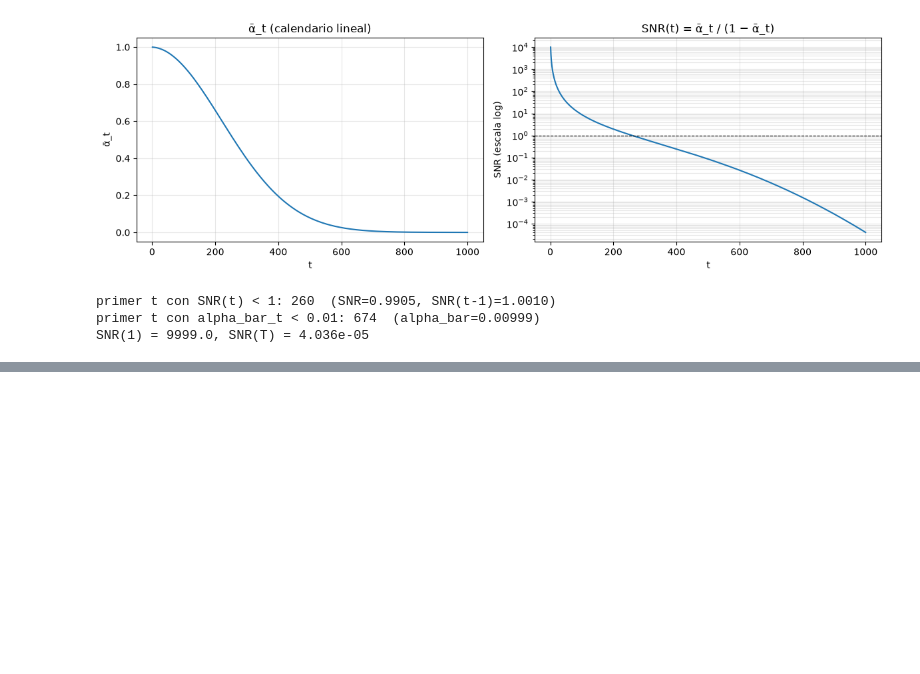
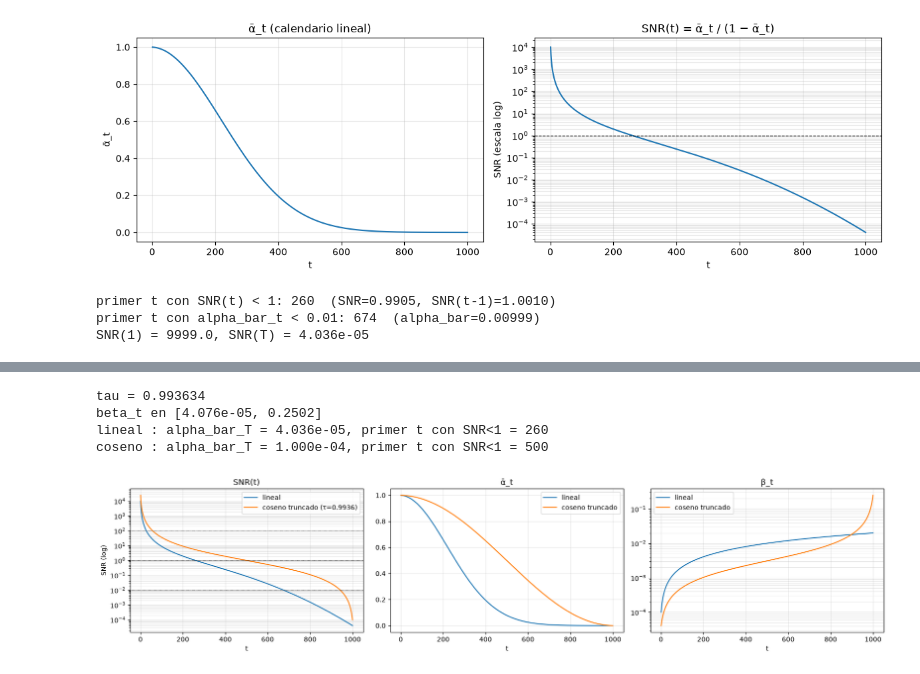
Before and after one commit to Branuvg/lab9_deep, a Jupyter notebook: lab9.ipynb, the cells around one changed output, grey strips where cells are left out. Cells and saved outputs as stored; diff of their text form; code cells hidden in the pictures; blank space fills up the shorter version.

Commit message:
feat(task2.4): calendario coseno truncado

```diff
--- a/lab9.ipynb
+++ b/lab9.ipynb
@@ -601,0 +612,44 @@ SNR(1) = 9999.0, SNR(T) = 4.036e-05
+# %%
+s_cos, target_abT = 0.008, 1e-4
+
+def cosine_trunc_alpha_bar(tau, T=T, s=s_cos):
+    t = torch.arange(0, T + 1, dtype=torch.float64)
+    f = torch.cos(tau * (t / T + s) / (1 + s) * math.pi / 2) ** 2
+    return f[1:] / f[0]                              # alpha_bar_t para t = 1..T
+
+lo, hi = 0.9, 1.0                                    # bisección sobre tau para alpha_bar_T = 1e-4
+for _ in range(100):
+    mid = (lo + hi) / 2
+    if cosine_trunc_alpha_bar(mid)[-1] > target_abT: lo = mid
+    else: hi = mid
+tau = (lo + hi) / 2
+alpha_bar_c = cosine_trunc_alpha_bar(tau)
+alpha_bar_c_prev = torch.cat([torch.ones(1, dtype=torch.float64), alpha_bar_c[:-1]])
+betas_c = 1 - alpha_bar_c / alpha_bar_c_prev        # beta_t = 1 - alpha_bar_t / alpha_bar_{t-1}
+snr_c = alpha_bar_c / (1 - alpha_bar_c)
+
+assert (betas_c > 0).all() and (betas_c < 1).all() and alpha_bar_c[-1] < 1e-3
+t_snr1_c = first_t(snr_c < 1)
+print(f"tau = {tau:.6f}")
+print(f"beta_t en [{betas_c.min():.3e}, {betas_c.max():.4f}]")
+print(f"lineal : alpha_bar_T = {alpha_bar[-1]:.3e}, primer t con SNR<1 = {t_snr1}")
+print(f"coseno : alpha_bar_T = {alpha_bar_c[-1]:.3e}, primer t con SNR<1 = {t_snr1_c}")
+
+fig, ax = plt.subplots(1, 3, figsize=(17, 4))
+ax[0].semilogy(t_axis, snr, label="lineal"); ax[0].semilogy(t_axis, snr_c, label=f"coseno truncado (τ={tau:.4f})")
+for yv in [100, 1, 0.01]: ax[0].axhline(yv, color="k", ls=":", lw=.7)
+ax[0].set(title="SNR(t)", xlabel="t", ylabel="SNR (log)"); ax[0].legend(); ax[0].grid(alpha=.3, which="both")
+ax[1].plot(t_axis, alpha_bar, label="lineal"); ax[1].plot(t_axis, alpha_bar_c, label="coseno truncado")
+ax[1].set(title="ᾱ_t", xlabel="t"); ax[1].legend(); ax[1].grid(alpha=.3)
+ax[2].semilogy(t_axis, betas, label="lineal"); ax[2].semilogy(t_axis, betas_c, label="coseno truncado")
+ax[2].set(title="β_t", xlabel="t"); ax[2].legend(); ax[2].grid(alpha=.3, which="both")
+plt.tight_layout(); plt.savefig("figures/t2_4_calendarios.png", dpi=150, bbox_inches="tight"); plt.show()
+RESULTS["t2_4"] = {"tau": tau, "ab_T_lin": alpha_bar[-1].item(), "ab_T_cos": alpha_bar_c[-1].item(),
+                   "t_snr1_lin": t_snr1, "t_snr1_cos": t_snr1_c,
+                   "beta_c_min": betas_c.min().item(), "beta_c_max": betas_c.max().item()}
+# %% [output]
+tau = 0.993634
+beta_t en [4.076e-05, 0.2502]
+lineal : alpha_bar_T = 4.036e-05, primer t con SNR<1 = 260
+coseno : alpha_bar_T = 1.000e-04, primer t con SNR<1 = 500
+[figure, added]
```
Also changed, not shown: parts of 1 cell of this notebook, 1 other file.
